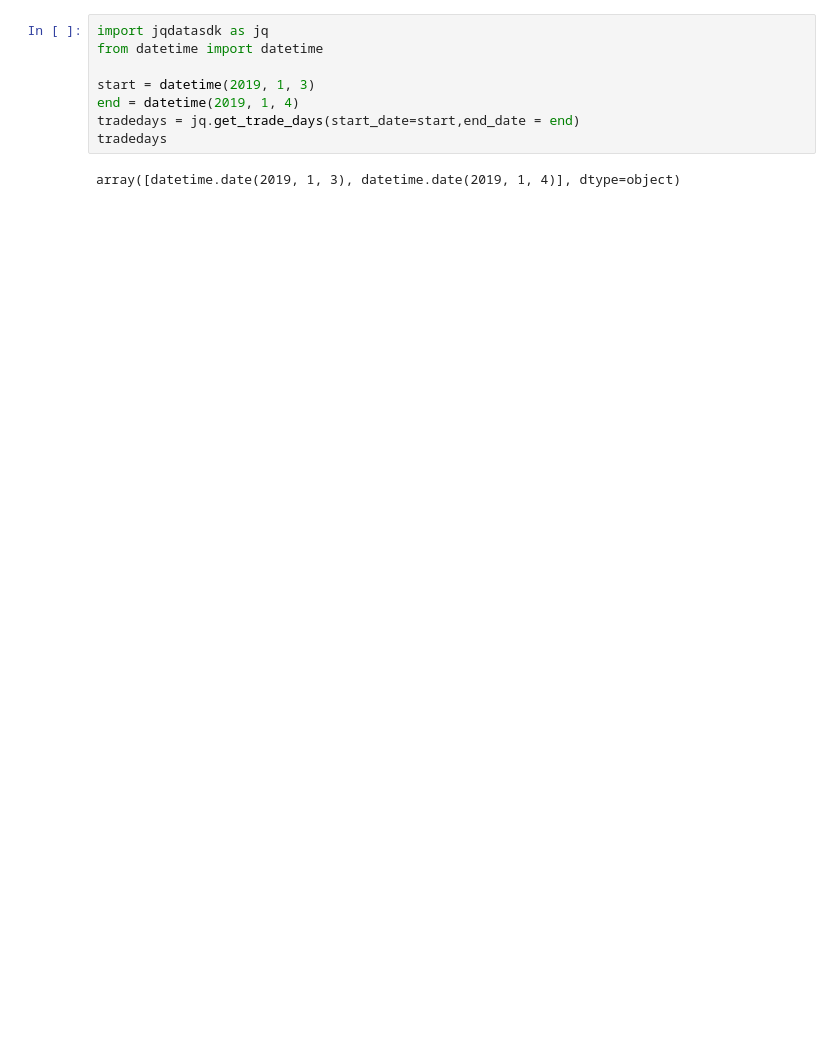
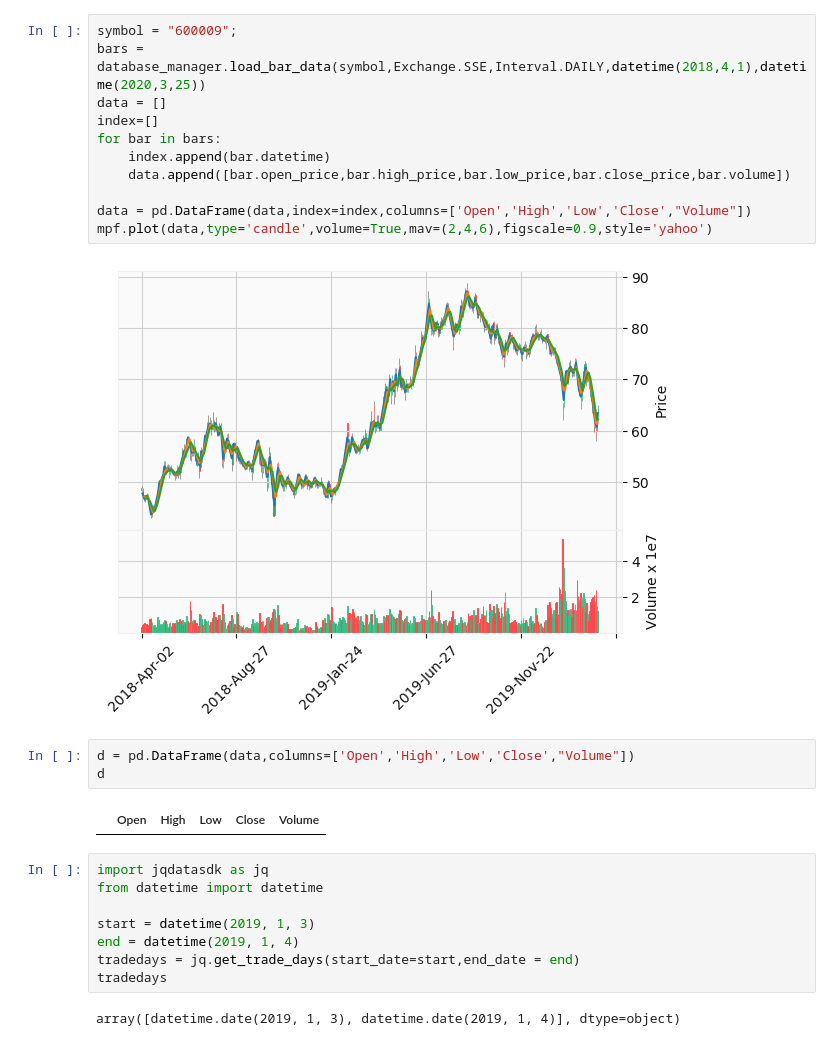
Before and after one commit to lokier/earnmi, a Jupyter notebook: vnpy/earnmi_demo/jupyter/1.ipynb, the cells around one changed output. Saved outputs shown, nothing was run; the diff lists cells and outputs as text; blank space fills up the shorter version.

```diff
--- a/vnpy/earnmi_demo/jupyter/1.ipynb
+++ b/vnpy/earnmi_demo/jupyter/1.ipynb
@@ -8,3 +12,21 @@ datetime.date(1991, 4, 3)
+# %%
+symbol = "600009";
+bars = database_manager.load_bar_data(symbol,Exchange.SSE,Interval.DAILY,datetime(2018,4,1),datetime(2020,3,25))
+data = []
+index=[]
+for bar in bars:
+    index.append(bar.datetime)
+    data.append([bar.open_price,bar.high_price,bar.low_price,bar.close_price,bar.volume])
+
+data = pd.DataFrame(data,index=index,columns=['Open','High','Low','Close',"Volume"])
+mpf.plot(data,type='candle',volume=True,mav=(2,4,6),figscale=0.9,style='yahoo')
+# %% [output]
+[figure, added]
+# %%
+d = pd.DataFrame(data,columns=['Open','High','Low','Close',"Volume"])
+d
+# %% [output]
+|  | Open | High | Low | Close | Volume |
 # %%
 import jqdatasdk as jq
 from datetime import datetime
```
Also changed, not shown: parts of 4 cells of this notebook, 5 other files.
